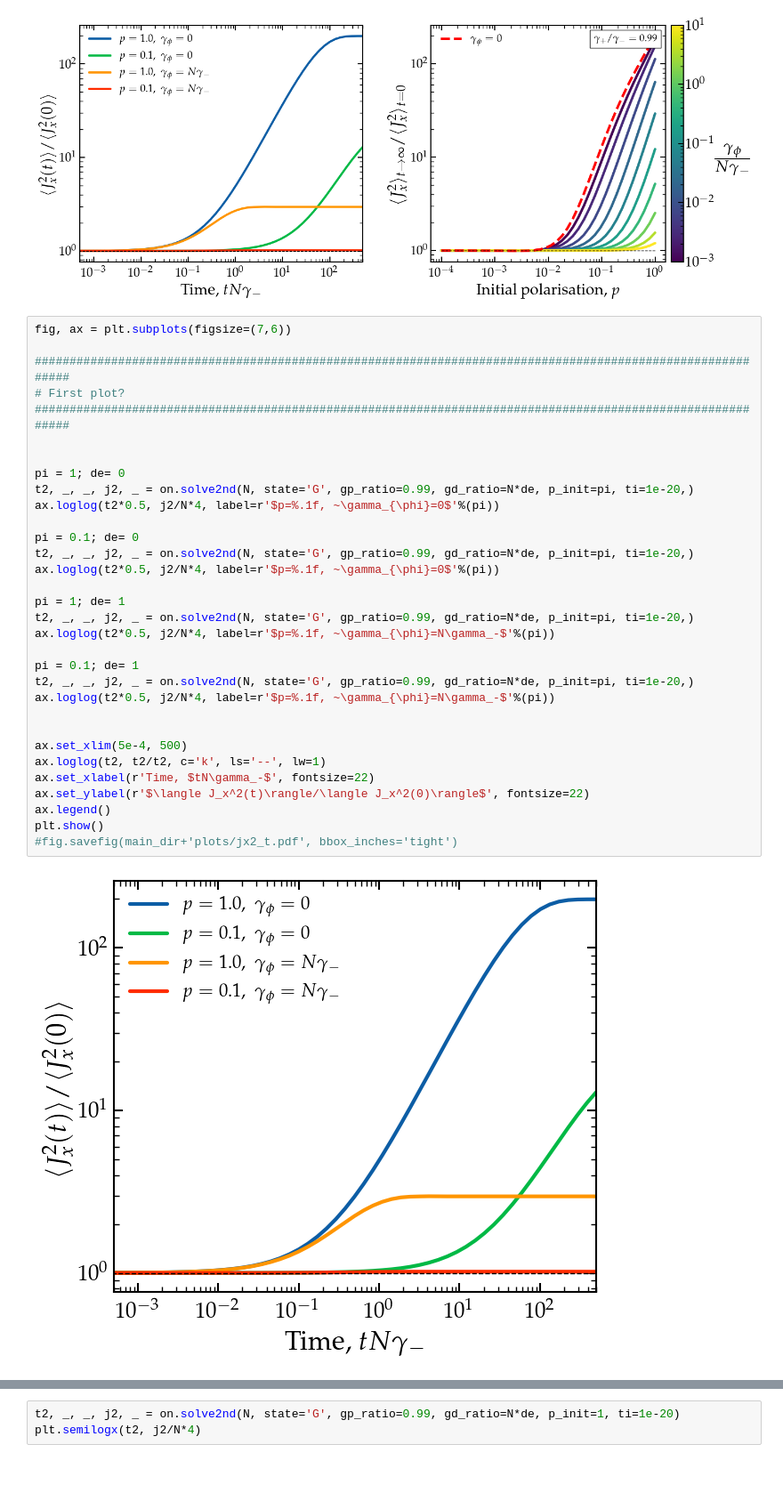
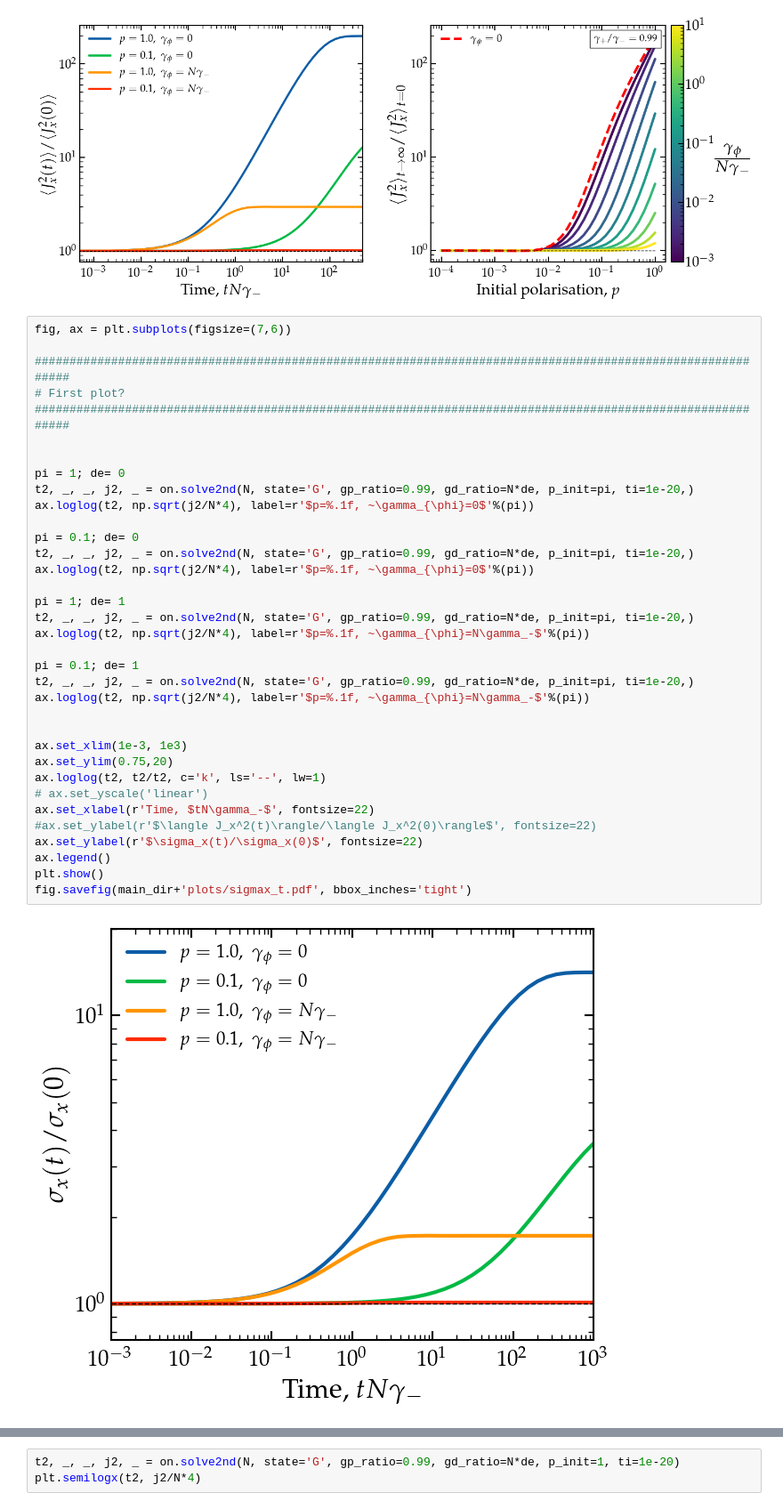
Before and after one commit to gpierobon/pyOpenNu, a Jupyter notebook: notebooks/Polarisation.ipynb, the cells around one changed output, grey strips where cells are left out. Shown at 89% size. Saved outputs shown, nothing was run; the diff lists cells and outputs as text; blank space fills up the shorter version.

```diff
--- a/notebooks/Polarisation.ipynb
+++ b/notebooks/Polarisation.ipynb
@@ -108,35 +112,38 @@ plt.show()
 # %%
 fig, ax = plt.subplots(figsize=(7,6))
 
 ############################################################################################################
 # First plot?
 ############################################################################################################
 
 
 pi = 1; de= 0
 t2, _, _, j2, _ = on.solve2nd(N, state='G', gp_ratio=0.99, gd_ratio=N*de, p_init=pi, ti=1e-20,)
-ax.loglog(t2*0.5, j2/N*4, label=r'$p=%.1f, ~\gamma_{\phi}=0$'%(pi))
+ax.loglog(t2, np.sqrt(j2/N*4), label=r'$p=%.1f, ~\gamma_{\phi}=0$'%(pi))
 
 pi = 0.1; de= 0
 t2, _, _, j2, _ = on.solve2nd(N, state='G', gp_ratio=0.99, gd_ratio=N*de, p_init=pi, ti=1e-20,)
-ax.loglog(t2*0.5, j2/N*4, label=r'$p=%.1f, ~\gamma_{\phi}=0$'%(pi))
+ax.loglog(t2, np.sqrt(j2/N*4), label=r'$p=%.1f, ~\gamma_{\phi}=0$'%(pi))
 
 pi = 1; de= 1
 t2, _, _, j2, _ = on.solve2nd(N, state='G', gp_ratio=0.99, gd_ratio=N*de, p_init=pi, ti=1e-20,)
-ax.loglog(t2*0.5, j2/N*4, label=r'$p=%.1f, ~\gamma_{\phi}=N\gamma_-$'%(pi))
+ax.loglog(t2, np.sqrt(j2/N*4), label=r'$p=%.1f, ~\gamma_{\phi}=N\gamma_-$'%(pi))
 
 pi = 0.1; de= 1
 t2, _, _, j2, _ = on.solve2nd(N, state='G', gp_ratio=0.99, gd_ratio=N*de, p_init=pi, ti=1e-20,)
-ax.loglog(t2*0.5, j2/N*4, label=r'$p=%.1f, ~\gamma_{\phi}=N\gamma_-$'%(pi))
+ax.loglog(t2, np.sqrt(j2/N*4), label=r'$p=%.1f, ~\gamma_{\phi}=N\gamma_-$'%(pi))
 
 
-ax.set_xlim(5e-4, 500)
+ax.set_xlim(1e-3, 1e3)
+ax.set_ylim(0.75,20)
 ax.loglog(t2, t2/t2, c='k', ls='--', lw=1)
+# ax.set_yscale('linear')
 ax.set_xlabel(r'Time, $tN\gamma_-$', fontsize=22)
-ax.set_ylabel(r'$\langle J_x^2(t)\rangle/\langle J_x^2(0)\rangle$', fontsize=22)
+#ax.set_ylabel(r'$\langle J_x^2(t)\rangle/\langle J_x^2(0)\rangle$', fontsize=22)
+ax.set_ylabel(r'$\sigma_x(t)/\sigma_x(0)$', fontsize=22)
 ax.legend()
 plt.show()
-#fig.savefig(main_dir+'plots/jx2_t.pdf', bbox_inches='tight')
+fig.savefig(main_dir+'plots/sigmax_t.pdf', bbox_inches='tight')
 # %% [output]
-[figure, old version]
+[figure, new version]
 # %%
```
Also changed, not shown: parts of 2 cells of this notebook, 6 other files.
